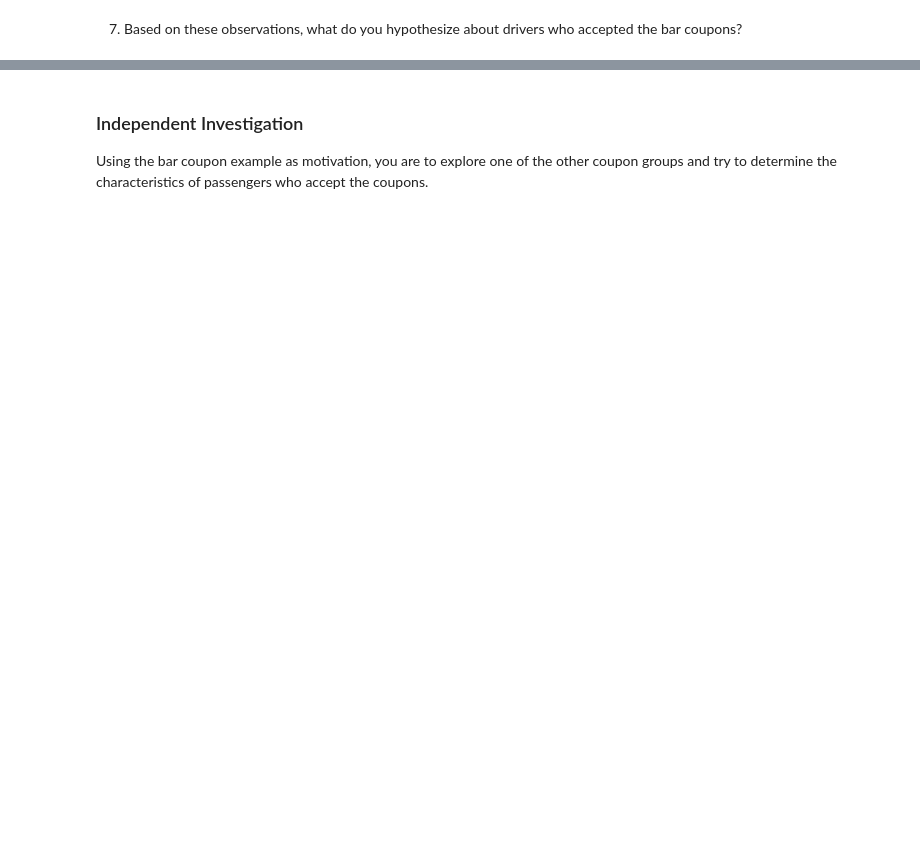
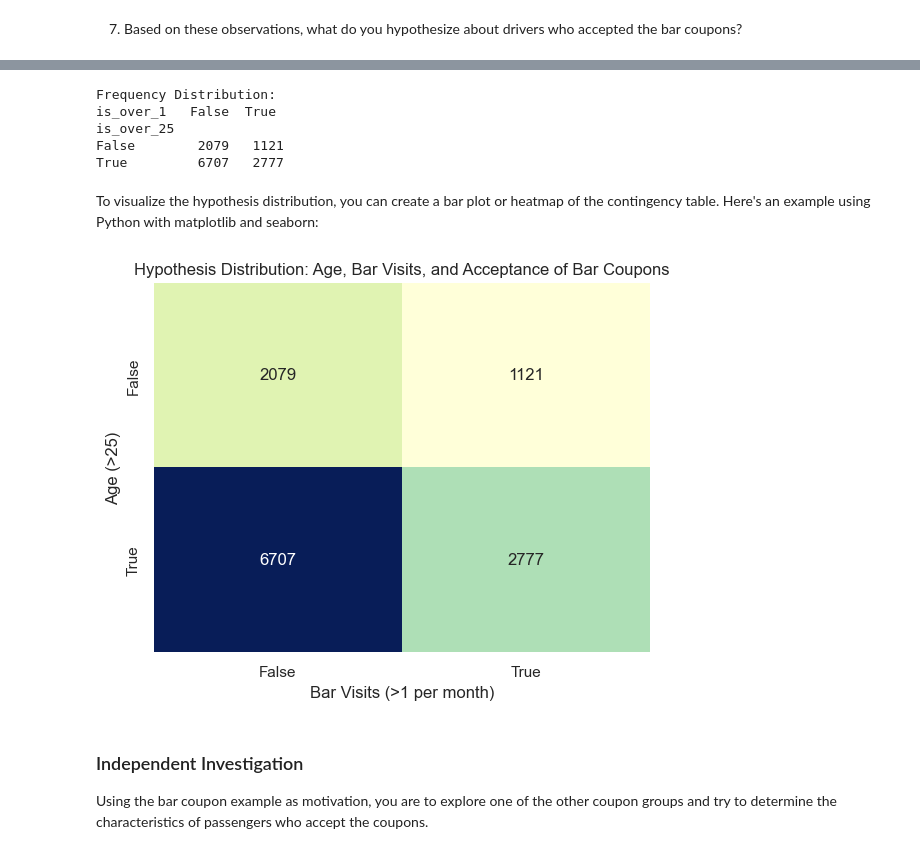
Before and after one commit to bigonil/BH-PCMLAI, a Jupyter notebook: p_assign_app_5_1/prompt.ipynb, the cells around one changed output, grey strips where cells are left out. Saved outputs shown, nothing was run; the diff lists cells and outputs as text; code cells hidden in the pictures; blank space fills up the shorter version.

Commit message:
Create a contingency table

```diff
--- a/p_assign_app_5_1/prompt.ipynb
+++ b/p_assign_app_5_1/prompt.ipynb
@@ -588,7 +589,7 @@ Name: income, Length: 12684, dtype: float64
 # %%
 # Assuming 'data' is our DataFrame
 data
-columns_to_process = ['has_children', 'Bar']
+columns_to_process = ['has_children', 'Bar', 'RestaurantLessThan20', 'income']
 
 # Convert columns to numeric type
 data[columns_to_process] = data[columns_to_process].apply(pd.to_numeric, errors='coerce')
@@ -623,6 +624,9 @@ def compare_acceptance_rates(data):
     return acceptance_rate_criteria1, acceptance_rate_criteria2, acceptance_rate_criteria3
 
 # Apply the function to data
+# Example usage:
+# Assuming 'data' is your DataFrame
+rate1, rate2, rate3 = compare_acceptance_rates(data)
 print(f"Acceptance rate for drivers with criteria 1: {rate1:.2f}%")
 print(f"Acceptance rate for drivers with criteria 2: {rate2:.2f}%")
 print(f"Acceptance rate for drivers with criteria 3: {rate3:.2f}%")ith criteria 3: {rate3:.2f}%")
@@ -636,3 +710,39 @@ NameError: name 'n' is not defined
+# %%
+# Assuming 'data' is your DataFrame
+# Create a new columns based on the condition
+data['is_over_25'] = data['age'] > 25
+data['is_over_1'] = data['Bar'] > 1
+
+contingency_table = pd.crosstab(index=data['is_over_25'], columns=data['is_over_1'], values=data['acceptance'], aggfunc='count')
+
+# Print the frequency distribution
+print("Frequency Distribution:")
+print(contingency_table)
+# %% [output]
+Frequency Distribution:
+is_over_1   False  True
+is_over_25
+False        2079   1121
+True         6707   2777
+# %% [markdown]
+To visualize the hypothesis distribution, you can create a bar plot or heatmap of the contingency table. Here's an example using Python with matplotlib and seaborn:
+# %%
+# Assuming 'data' is your DataFrame
+# Create a new columns based on the condition
+data['is_over_25'] = data['age'] > 25
+data['is_over_1'] = data['Bar'] > 1
+
+# Create a contingency table
+contingency_table = pd.crosstab(index=data['is_over_25'], columns=data['is_over_1'], values=data['acceptance'], aggfunc='count')
+
+# Create a bar plot or heatmap
+sns.heatmap(contingency_table, annot=True, cmap="YlGnBu", fmt="d", cbar=False)
+plt.xlabel('Bar Visits (>1 per month)')
+plt.ylabel('Age (>25)')
+plt.title('Hypothesis Distribution: Age, Bar Visits, and Acceptance of Bar Coupons')
+plt.show()
+# %% [output]
+[figure, added]
 # %% [markdown]
 ### Independent Investigation
 
```
Also changed, not shown: parts of 7 cells of this notebook.
